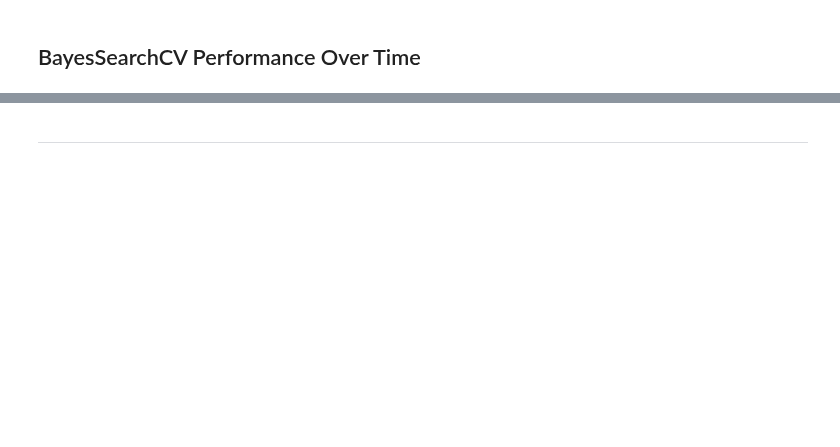
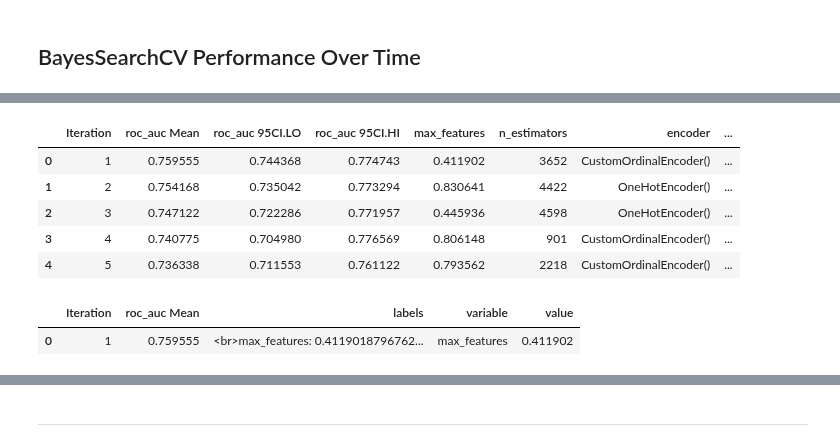
Before and after one commit to shane-kercheval/python-examples, a Jupyter notebook: classification-example/Random Forest/Run 1 - Random Forest - BayesSearchCV.ipynb, the cells around one changed output, grey strips where cells are left out. Cells and saved outputs as stored; diff of their text form; code cells hidden in the pictures; blank space fills up the shorter version.

```diff
--- a/classification-example/Random Forest/Run 1 - Random Forest - BayesSearchCV.ipynb
+++ b/classification-example/Random Forest/Run 1 - Random Forest - BayesSearchCV.ipynb
@@ -374,0 +345,16 @@ del size_variable
+# %%
+score_df.head()
+# %% [output]
+|  | Iteration | roc_auc Mean | roc_auc 95CI.LO | roc_auc 95CI.HI | max_features | n_estimators | encoder | ... |
+| 0 | 1 | 0.759555 | 0.744368 | 0.774743 | 0.411902 | 3652 | CustomOrdinalEncoder() | ... |
+| 1 | 2 | 0.754168 | 0.735042 | 0.773294 | 0.830641 | 4422 | OneHotEncoder() | ... |
+| 2 | 3 | 0.747122 | 0.722286 | 0.771957 | 0.445936 | 4598 | OneHotEncoder() | ... |
+| 3 | 4 | 0.740775 | 0.704980 | 0.776569 | 0.806148 | 901 | CustomOrdinalEncoder() | ... |
+| 4 | 5 | 0.736338 | 0.711553 | 0.761122 | 0.793562 | 2218 | CustomOrdinalEncoder() | ... |
+# %%
+import pandas as pd
+score_df_long = pd.melt(score_df, id_vars=['Iteration', score_variable, 'labels'], value_vars=['max_features', 'n_estimators'])
+score_df_long.head(1)
+# %% [output]
+|  | Iteration | roc_auc Mean | labels | variable | value |
+| 0 | 1 | 0.759555 | <br>max_features: 0.4119018796762... | max_features | 0.411902 |
```
Also changed, not shown: parts of 6 cells of this notebook.
